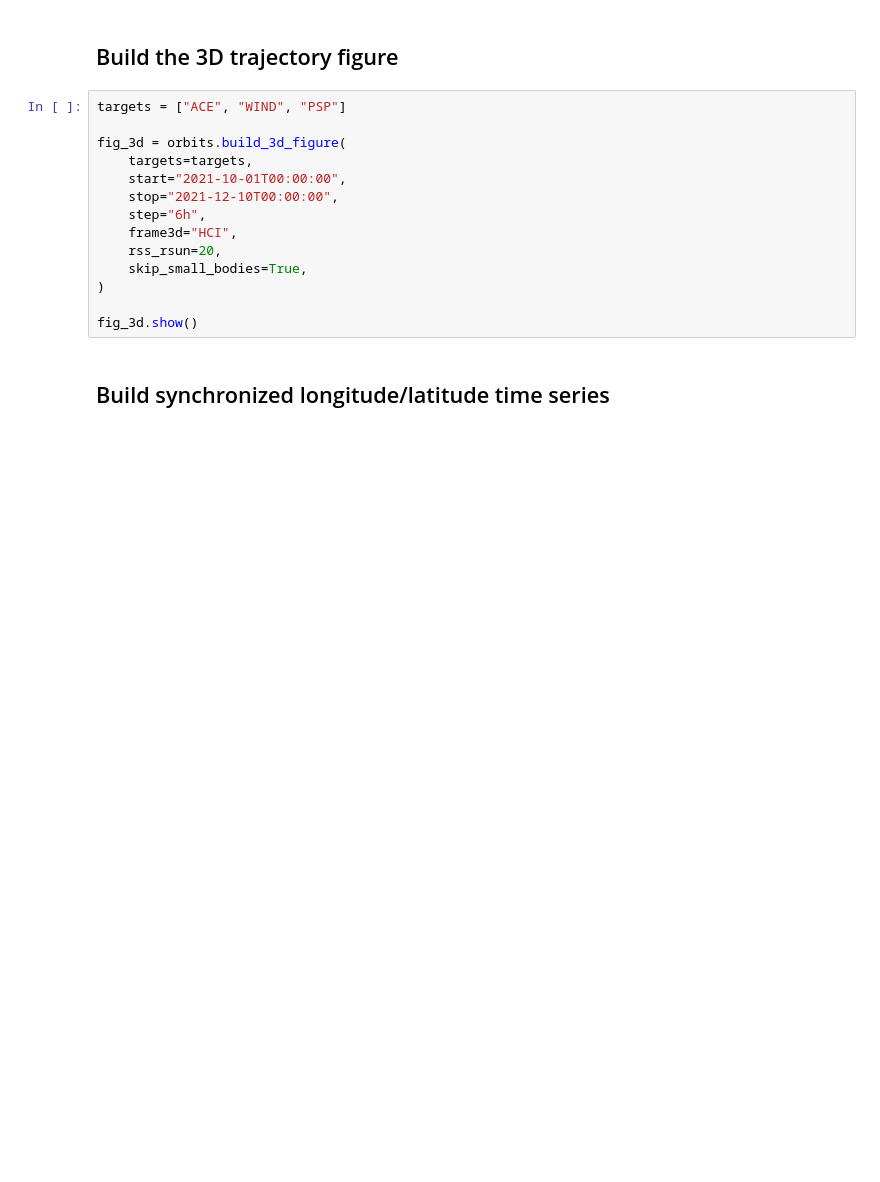
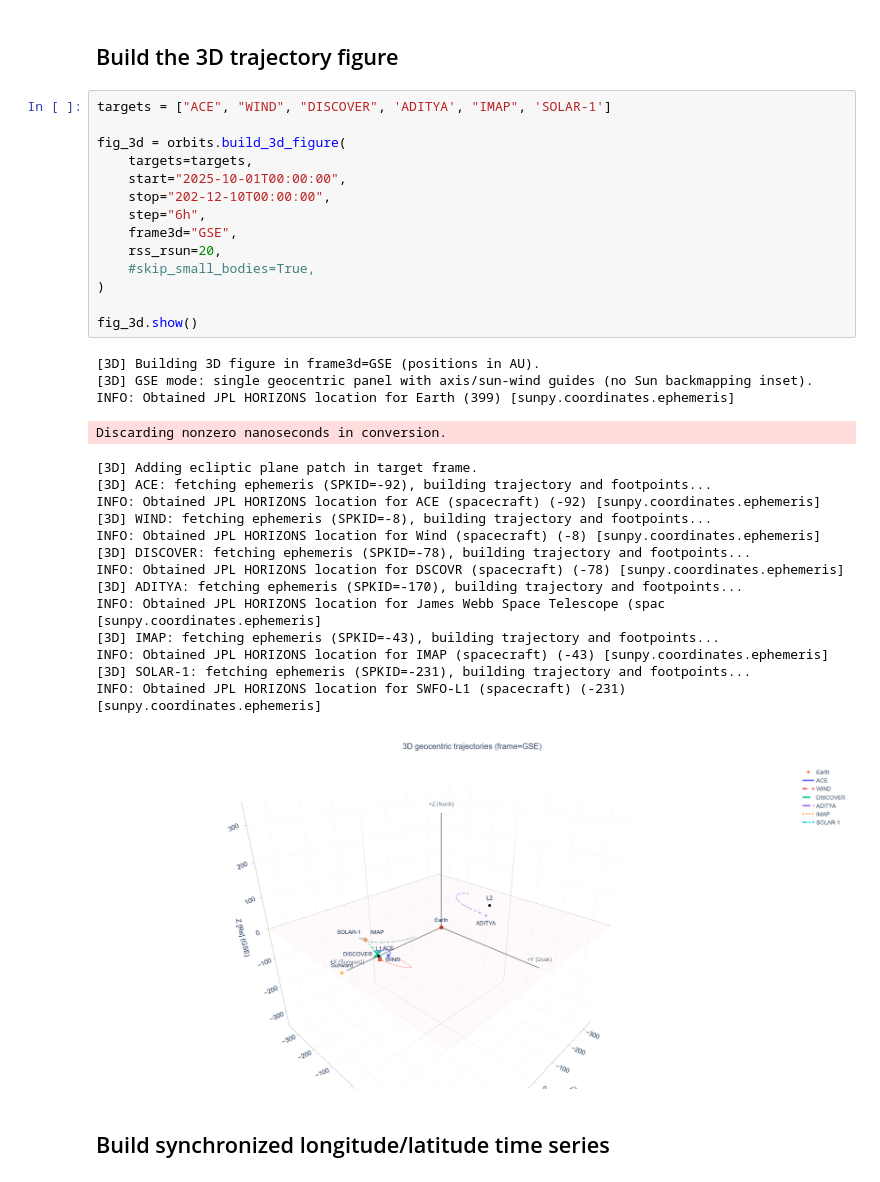
Before and after one commit to nsioulas/MHDTurbPy, a Jupyter notebook: Notebooks_Examples/ACE_trajectories.ipynb, the cells around one changed output. Cells and saved outputs as stored; diff of their text form; blank space fills up the shorter version.

```diff
--- a/Notebooks_Examples/ACE_trajectories.ipynb
+++ b/Notebooks_Examples/ACE_trajectories.ipynb
@@ -19,19 +23,38 @@ importlib.reload(orbits)
 # %% [markdown]
 ## Build the 3D trajectory figure
 # %%
-targets = ["ACE", "WIND", "PSP"]
+targets = ["ACE", "WIND", "DISCOVER", 'ADITYA', "IMAP", 'SOLAR-1']
 
 fig_3d = orbits.build_3d_figure(
     targets=targets,
-    start="2021-10-01T00:00:00",
-    stop="2021-12-10T00:00:00",
+    start="2025-10-01T00:00:00",
+    stop="202-12-10T00:00:00",
     step="6h",
-    frame3d="HCI",
+    frame3d="GSE",
     rss_rsun=20,
-    skip_small_bodies=True,
+    #skip_small_bodies=True,
 )
 
 fig_3d.show()
+# %% [output]
+[3D] Building 3D figure in frame3d=GSE (positions in AU).
+[3D] GSE mode: single geocentric panel with axis/sun-wind guides (no Sun backmapping inset).
+INFO: Obtained JPL HORIZONS location for Earth (399) [sunpy.coordinates.ephemeris]
+Discarding nonzero nanoseconds in conversion.
+[3D] Adding ecliptic plane patch in target frame.
+[3D] ACE: fetching ephemeris (SPKID=-92), building trajectory and footpoints...
+INFO: Obtained JPL HORIZONS location for ACE (spacecraft) (-92) [sunpy.coordinates.ephemeris]
+[3D] WIND: fetching ephemeris (SPKID=-8), building trajectory and footpoints...
+INFO: Obtained JPL HORIZONS location for Wind (spacecraft) (-8) [sunpy.coordinates.ephemeris]
+[3D] DISCOVER: fetching ephemeris (SPKID=-78), building trajectory and footpoints...
+INFO: Obtained JPL HORIZONS location for DSCOVR (spacecraft) (-78) [sunpy.coordinates.ephemeris]
+[3D] ADITYA: fetching ephemeris (SPKID=-170), building trajectory and footpoints...
+INFO: Obtained JPL HORIZONS location for James Webb Space Telescope (spac [sunpy.coordinates.ephemeris]
+[3D] IMAP: fetching ephemeris (SPKID=-43), building trajectory and footpoints...
+INFO: Obtained JPL HORIZONS location for IMAP (spacecraft) (-43) [sunpy.coordinates.ephemeris]
+[3D] SOLAR-1: fetching ephemeris (SPKID=-231), building trajectory and footpoints...
+INFO: Obtained JPL HORIZONS location for SWFO-L1 (spacecraft) (-231) [sunpy.coordinates.ephemeris]
+[figure, added]
 # %% [markdown]
 ## Build synchronized longitude/latitude time series
 # %%
```
Also changed, not shown: parts of 2 cells of this notebook, 1 other file.
